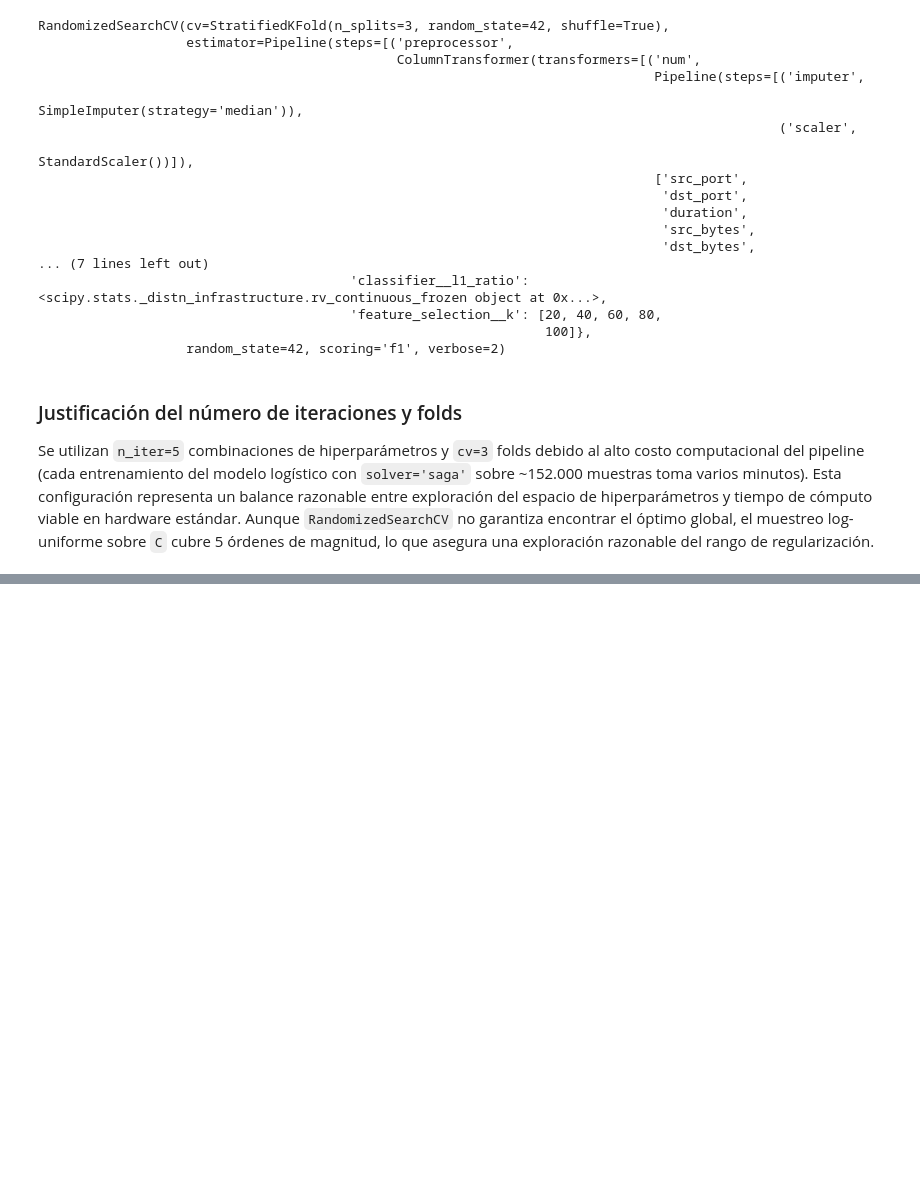
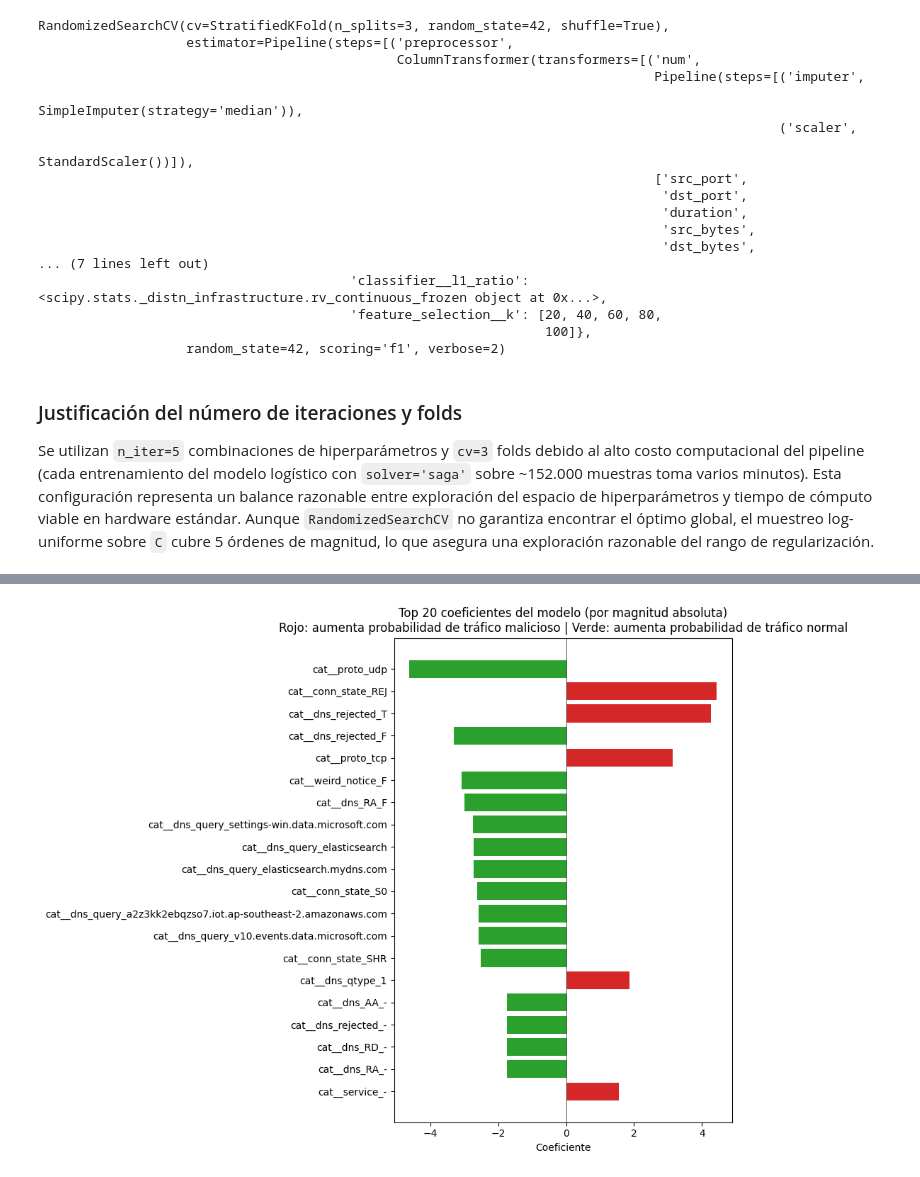
Before and after one commit to SantiagoVieira/Proyecto_analisis, a Jupyter notebook: Notebooks/Entrega3_VieiraFrancoMedina.ipynb, the cells around one changed output, grey strips where cells are left out. Drawn from its saved outputs; the diff is of its cells as text; code cells hidden in the pictures; blank space fills up the shorter version.

```diff
--- a/Notebooks/Entrega3_VieiraFrancoMedina.ipynb
+++ b/Notebooks/Entrega3_VieiraFrancoMedina.ipynb
@@ -478,0 +776,16 @@ Fitting 3 folds for each of 5 candidates, totalling 15 fits
+# %%
+# DataFrame con coeficientes emparejados con sus nombres
+df_coef = pd.DataFrame({
+    'Característica': nombres_seleccionados,
+    'Coeficiente': coeficientes,
+    'Coeficiente_abs': np.abs(coeficientes)
+}).sort_values('Coeficiente_abs', ascending=False).reset_index(drop=True)
+
+# Información adicional: cuántos coeficientes son exactamente cero
+n_cero = (df_coef['Coeficiente'] == 0).sum()
+n_no_cero = (df_coef['Coeficiente'] != 0).sum()
+
+print(f'Coeficientes exactamente cero (descartados por L1): {n_cero} de {len(df_coef)}')
+print(f'Coeficientes no nulos (usados activamente): {n_no_cero}')
+print(f'\nTabla completa de coeficientes ordenada por magnitud:')
+df_coef
@@ -478,0 +842,21 @@ Fitting 3 folds for each of 5 candidates, totalling 15 fits
+# %%
+import matplotlib.pyplot as plt
+
+# Top 20 para graficar
+top_n = 20
+df_plot = df_coef[df_coef['Coeficiente'] != 0].head(top_n).iloc[::-1]  # invertir para gráfico
+
+# Colores: verde si predice normal (coef negativo), rojo si predice malicioso
+colors = ['#d62728' if c > 0 else '#2ca02c' for c in df_plot['Coeficiente']]
+
+plt.figure(figsize=(10, 8))
+plt.barh(df_plot['Característica'], df_plot['Coeficiente'], color=colors)
+plt.axvline(x=0, color='black', linewidth=0.5)
+plt.xlabel('Coeficiente')
+plt.title(f'Top {top_n} coeficientes del modelo (por magnitud absoluta)\n'
+          'Rojo: aumenta probabilidad de tráfico malicioso | '
+          'Verde: aumenta probabilidad de tráfico normal')
+plt.tight_layout()
+plt.show()
+# %% [output]
+[figure, added]
```
Also changed, not shown: parts of 14 cells of this notebook, 4 other files.
